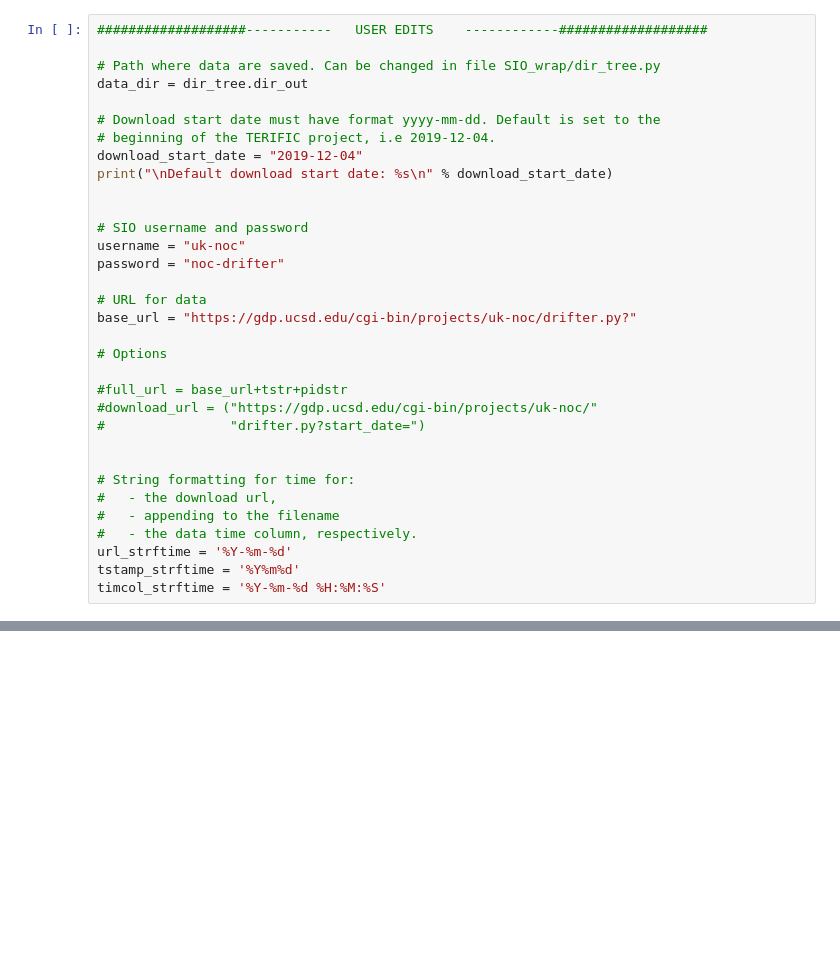
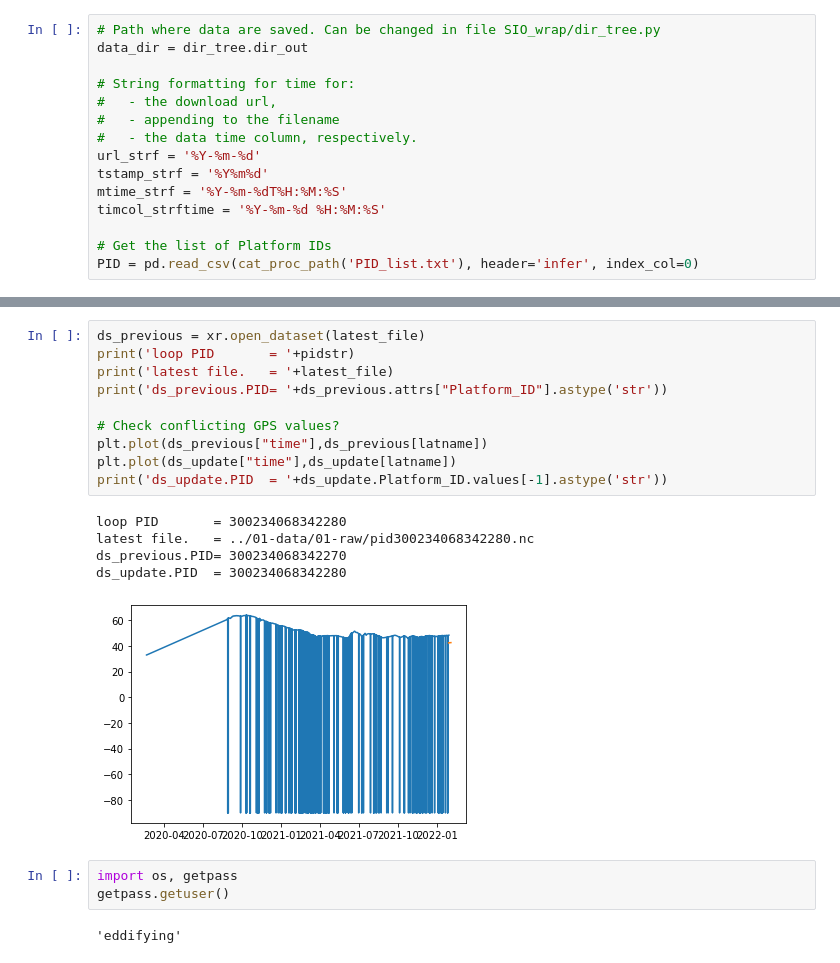
Before and after one commit to eleanorfrajka/drifters, a Jupyter notebook: 02-code/01-load_raw_data.ipynb, the cells around one changed output, grey strips where cells are left out. Saved outputs shown, nothing was run; the diff lists cells and outputs as text; blank space fills up the shorter version.

```diff
--- a/02-code/01-load_raw_data.ipynb
+++ b/02-code/01-load_raw_data.ipynb
@@ -74,33 +129,15 @@ def load_one_drifter(PID, base_url, username, password,
 # %%
-###################-----------   USER EDITS    ------------###################
-
 # Path where data are saved. Can be changed in file SIO_wrap/dir_tree.py
 data_dir = dir_tree.dir_out
-
-# Download start date must have format yyyy-mm-dd. Default is set to the
-# beginning of the TERIFIC project, i.e 2019-12-04.
-download_start_date = "2019-12-04"
-print("\nDefault download start date: %s\n" % download_start_date)
-
-
-# SIO username and password
-username = "uk-noc"
-password = "noc-drifter"
-
-# URL for data
-base_url = "https://gdp.ucsd.edu/cgi-bin/projects/uk-noc/drifter.py?"
-
-# Options
-
-#full_url = base_url+tstr+pidstr
-#download_url = ("https://gdp.ucsd.edu/cgi-bin/projects/uk-noc/"
-#                "drifter.py?start_date=")
-
 
 # String formatting for time for:
 #   - the download url,
 #   - appending to the filename
 # 	- the data time column, respectively.
-url_strftime = '%Y-%m-%d'
-tstamp_strftime = '%Y%m%d'
+url_strf = '%Y-%m-%d'
+tstamp_strf = '%Y%m%d'
+mtime_strf = '%Y-%m-%dT%H:%M:%S'
 timcol_strftime = '%Y-%m-%d %H:%M:%S'
+
+# Get the list of Platform IDs
+PID = pd.read_csv(cat_proc_path('PID_list.txt'), header='infer', index_col=0)
@@ -380,0 +300,21 @@ KeyboardInterrupt:
+# %%
+ds_previous = xr.open_dataset(latest_file)
+print('loop PID       = '+pidstr)
+print('latest file.   = '+latest_file)
+print('ds_previous.PID= '+ds_previous.attrs["Platform_ID"].astype('str'))
+
+# Check conflicting GPS values?
+plt.plot(ds_previous["time"],ds_previous[latname])
+plt.plot(ds_update["time"],ds_update[latname])
+print('ds_update.PID  = '+ds_update.Platform_ID.values[-1].astype('str'))
+# %% [output]
+loop PID       = 300234068342280
+latest file.   = ../01-data/01-raw/pid300234068342280.nc
+ds_previous.PID= 300234068342270
+ds_update.PID  = 300234068342280
+[figure, added]
+# %%
+import os, getpass
+getpass.getuser()
+# %% [output]
+'eddifying'
```
Also changed, not shown: parts of 13 cells of this notebook, 10 other files.
